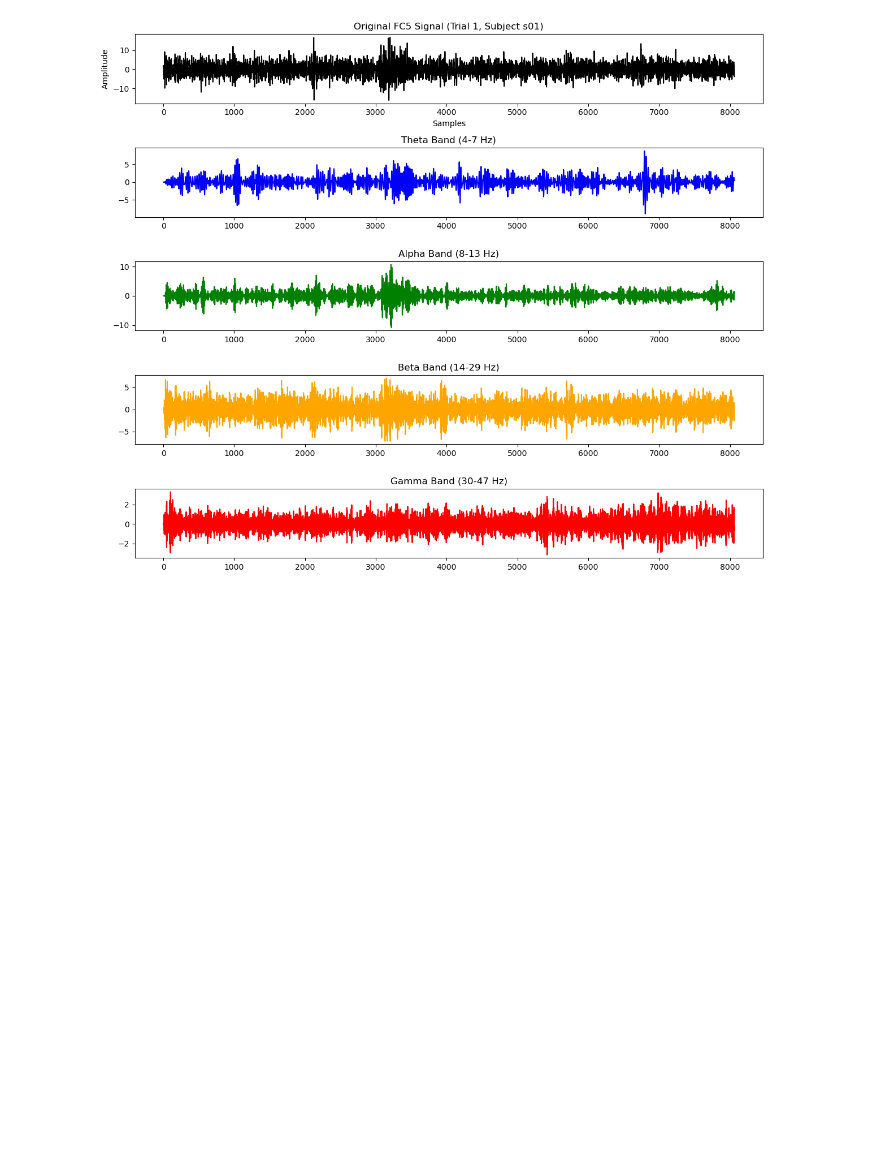
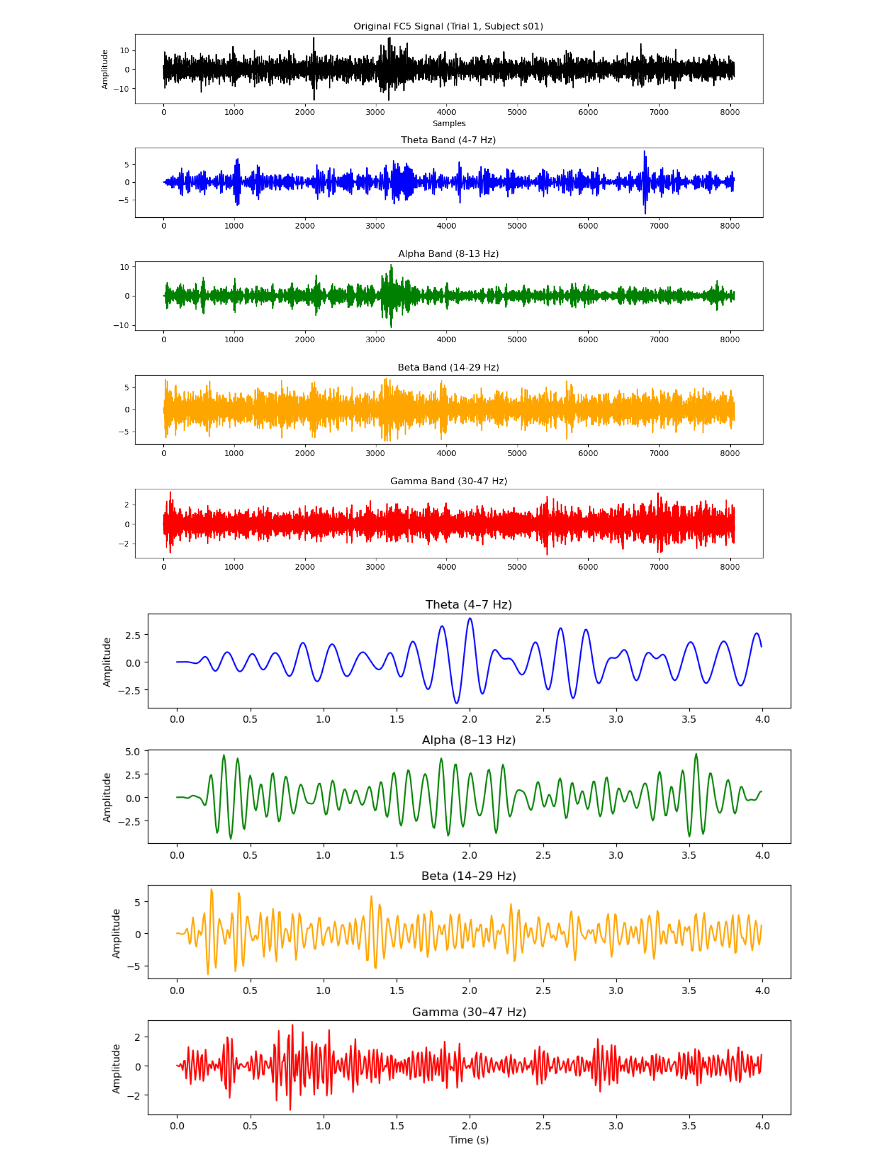
Before and after one commit to PabitraKumarBiswas/Machine-Learning-Practice, a Jupyter notebook: basic_EEG.ipynb, the cells around one changed output. Saved outputs shown, nothing was run; the diff lists cells and outputs as text; code cells hidden in the pictures; blank space fills up the shorter version.

```diff
--- a/basic_EEG.ipynb
+++ b/basic_EEG.ipynb
@@ -1958,3 +1958,72 @@ plt.tight_layout()
 plt.show()
 # %% [output]
 [figure]
+# %%
+import numpy as np
+from scipy.io import loadmat
+from scipy.signal import butter, lfilter
+import matplotlib.pyplot as plt
+
+# Path to DEAP dataset
+DATA_PATH = "/Users/pabitra/Documents/Version Control System/Thesis/DEAP Dataset"
+subject = "s01.mat"
+
+# Load DEAP data
+mat = loadmat(f"{DATA_PATH}/{subject}")
+data = mat['data']   # shape: (40 trials, 40 channels, 8064 samples)
+
+# Parameters
+fs = 128  # Sampling frequency in DEAP
+channel_index = 5  # FC5 = 6th channel (0-based index)
+trial_index = 0    # Use the first trial
+signal = data[trial_index, channel_index, :]  # (8064,)
+
+# Select a 4-second window (e.g., first 4 seconds = 512 samples)
+window_length = 4 * fs
+signal_window = signal[:window_length]
+
+# Bandpass filter function
+def bandpass_filter(data, lowcut, highcut, fs, order=4):
+    nyquist = 0.5 * fs
+    low = lowcut / nyquist
+    high = highcut / nyquist
+    b, a = butter(order, [low, high], btype='band')
+    return lfilter(b, a, data)
+
+# Filter into subbands
+theta = bandpass_filter(signal_window, 4, 7, fs)
+alpha = bandpass_filter(signal_window, 8, 13, fs)
+beta = bandpass_filter(signal_window, 14, 29, fs)
+gamma = bandpass_filter(signal_window, 30, 47, fs)
+
+# Time axis (seconds)
+time_axis = np.arange(len(signal_window)) / fs
+
+# Plot subbands
+plt.figure(figsize=(10, 8))
+
+plt.subplot(4, 1, 1)
+plt.plot(time_axis, theta, color='blue')
+plt.title("Theta (4–7 Hz)")
+plt.ylabel("Amplitude")
+
+plt.subplot(4, 1, 2)
+plt.plot(time_axis, alpha, color='green')
+plt.title("Alpha (8–13 Hz)")
+plt.ylabel("Amplitude")
+
+plt.subplot(4, 1, 3)
+plt.plot(time_axis, beta, color='orange')
+plt.title("Beta (14–29 Hz)")
+plt.ylabel("Amplitude")
+
+plt.subplot(4, 1, 4)
+plt.plot(time_axis, gamma, color='red')
+plt.title("Gamma (30–47 Hz)")
+plt.xlabel("Time (s)")
+plt.ylabel("Amplitude")
+
+plt.tight_layout()
+plt.show()
+# %% [output]
+[figure, added]
```
